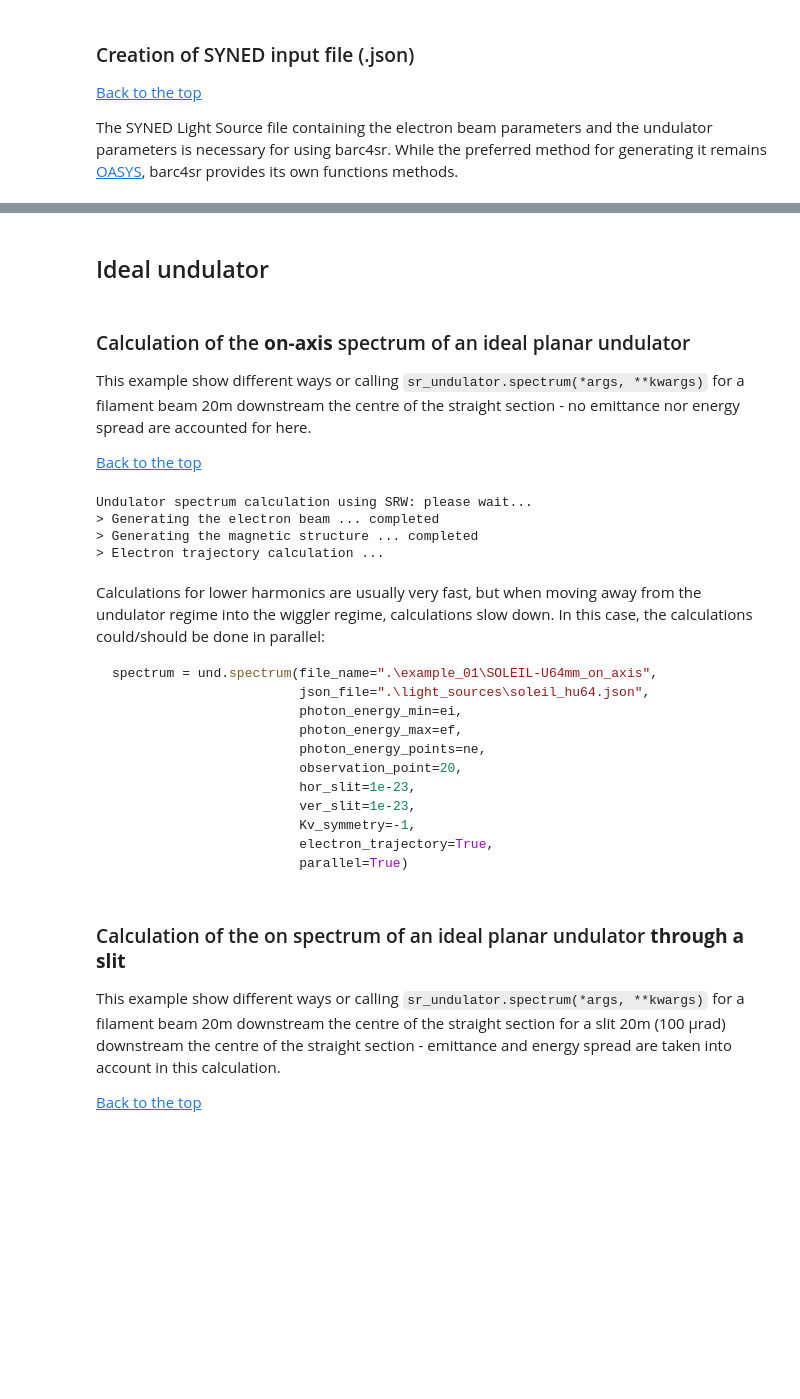
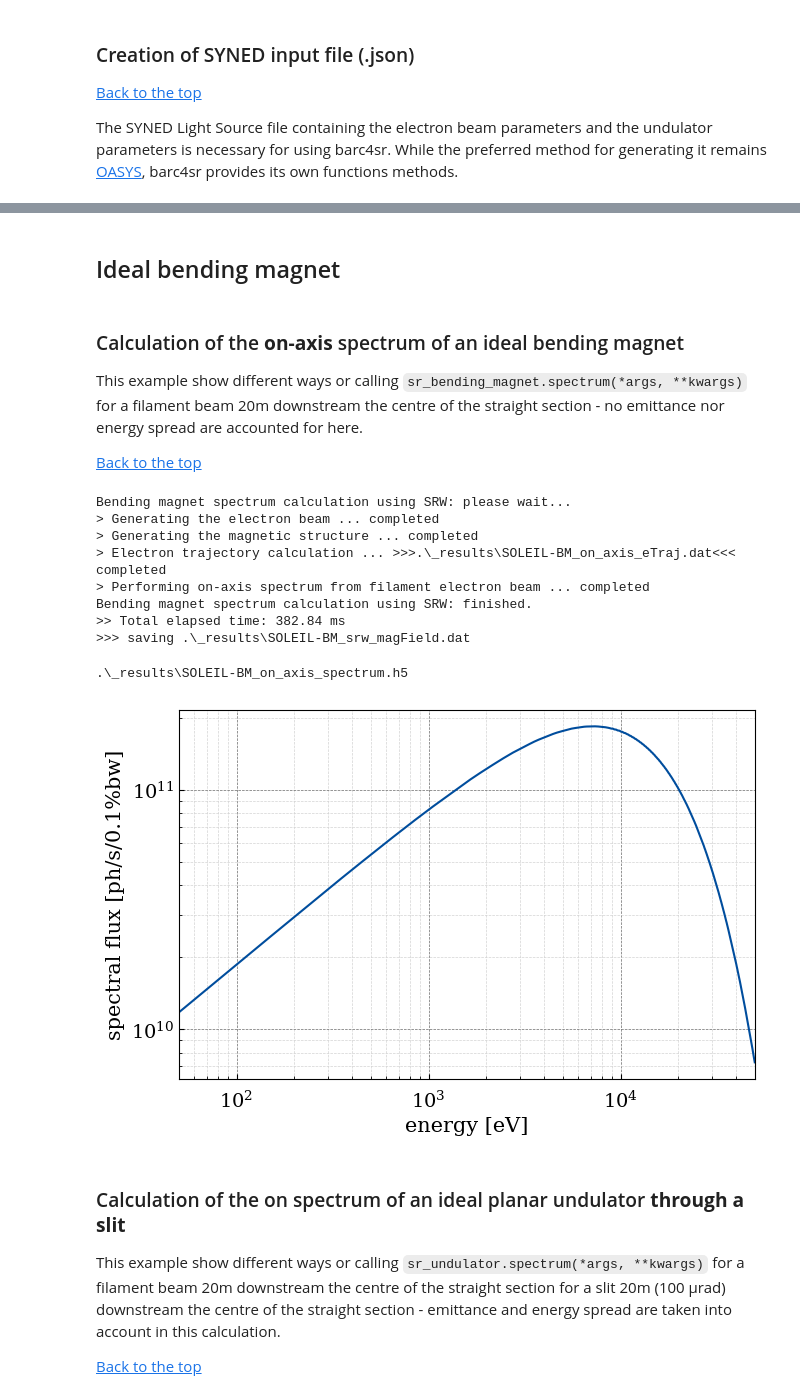
Before and after one commit to barc4/barc4sr, a Jupyter notebook: examples/example_bm01 - bending magnet spectrum.ipynb, the cells around one changed output, grey strips where cells are left out. Cells and saved outputs as stored; diff of their text form; code cells hidden in the pictures; blank space fills up the shorter version.

````diff
--- a/examples/example_bm01 - bending magnet spectrum.ipynb
+++ b/examples/example_bm01 - bending magnet spectrum.ipynb
@@ -75,16 +79,16 @@ ne = int((ef-ei)/0.1) + 1
 # %% [markdown]
-## Ideal undulator
+## Ideal bending magnet
 # %% [markdown]
-### Calculation of the **on-axis** spectrum of an ideal planar undulator
+### Calculation of the **on-axis** spectrum of an ideal bending magnet
 
-This example show different ways or calling ```sr_undulator.spectrum(*args, **kwargs)```
+This example show different ways or calling ```sr_bending_magnet.spectrum(*args, **kwargs)```
 for a filament beam 20m downstream the centre of the straight section - no emittance nor
 energy spread are accounted for here.
 
 [Back to the top](#toc)
 # %%
-spectrum = und.spectrum(file_name=".\example_01\SOLEIL-U64mm_on_axis",
-                        json_file=".\light_sources\soleil_hu64.json",
+spectrum = bm.spectrum(file_name=".\_results\SOLEIL-BM_on_axis",
+                        json_file=".\light_sources\soleil_bm.json",
                         photon_energy_min=ei,
                         photon_energy_max=ef,
                         photon_energy_points=ne,
@@ -94,38 +98,28 @@ spectrum = und.spectrum(file_name=".\example_01\SOLEIL-U64mm_on_axis",
                         Kv_symmetry=-1,
                         electron_trajectory=True)
 
-eTraj_ideal = read_electron_trajectory(r".\example_01\SOLEIL-U64mm_on_axis_eTraj.dat")
+eTraj_ideal = read_electron_trajectory(r".\_results\SOLEIL-BM_on_axis_eTraj.dat")
 
 magField = np.asarray([eTraj_ideal["Z"], eTraj_ideal["Bx"], eTraj_ideal["By"], eTraj_ideal["Bz"]]).T
-magField = write_magnetic_field(magField, r".\example_01\SOLEIL-U64mm_srw_magField.dat")
+magField = write_magnetic_field(magField, r".\_results\SOLEIL-BM_srw_magField.dat")
 # %% [output]
-Undulator spectrum calculation using SRW: please wait...
+Bending magnet spectrum calculation using SRW: please wait...
 > Generating the electron beam ... completed
 > Generating the magnetic structure ... completed
-> Electron trajectory calculation ...
+> Electron trajectory calculation ... >>>.\_results\SOLEIL-BM_on_axis_eTraj.dat<<< completed
+> Performing on-axis spectrum from filament electron beam ... completed
+Bending magnet spectrum calculation using SRW: finished.
+>> Total elapsed time: 382.84 ms
+>>> saving .\_results\SOLEIL-BM_srw_magField.dat
-# %% [markdown]
-Calculations for lower harmonics are usually very fast, but when moving away from the undulator regime into
-the wiggler regime, calculations slow down. In this case, the calculations could/should be done in parallel:
-
-```python
-spectrum = und.spectrum(file_name=".\example_01\SOLEIL-U64mm_on_axis",
-                        json_file=".\light_sources\soleil_hu64.json",
-                        photon_energy_min=ei,
-                        photon_energy_max=ef,
-                        photon_energy_points=ne,
-                        observation_point=20,
-                        hor_slit=1e-23,
-                        ver_slit=1e-23,
-                        Kv_symmetry=-1,
-                        electron_trajectory=True,
-                        parallel=True)
-```
 # %%
-spectrum = read_spectrum(".\example_01\SOLEIL-U64mm_on_axis_spectrum.h5")
+spectrum = read_spectrum(".\_results\SOLEIL-BM_on_axis_spectrum.h5")
 
 img = PlotManager(spectrum["spectrum"]["flux"],  spectrum["spectrum"]["energy"])
 img.additional_info(None, "energy [eV]",  "spectral flux [ph/s/0.1%bw]")
 img.aesthetics(400, True, True, 3 , 1, True, 4).info_1d_plot(0, None, 1, "-", False, 0, 1).plot_1d(enable=True)
+# %% [output]
+.\_results\SOLEIL-BM_on_axis_spectrum.h5
+[figure, added]
 # %% [markdown]
 ### Calculation of the on spectrum of an ideal planar undulator **through a slit**
 
````
Also changed, not shown: parts of 9 cells of this notebook, 10 other files.
